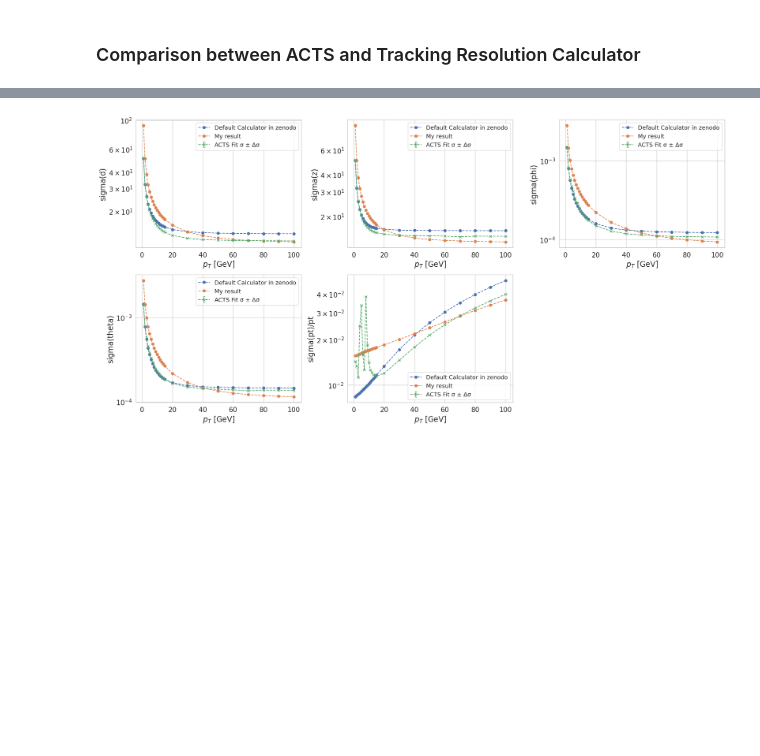
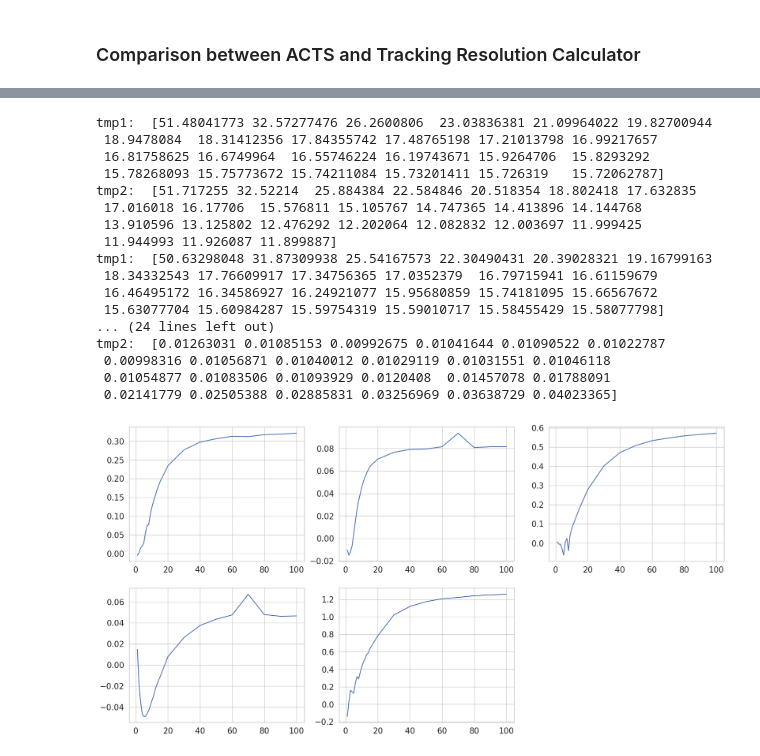
Before and after one commit to dlai211/iris-hep-log, a Jupyter notebook: code/track_parameter_vs_pT.ipynb, the cells around one changed output, grey strips where cells are left out. Drawn from its saved outputs; the diff is of its cells as text; code cells hidden in the pictures; blank space fills up the shorter version.

```diff
--- a/code/track_parameter_vs_pT.ipynb
+++ b/code/track_parameter_vs_pT.ipynb
@@ -461,42 +460,35 @@ plt.show()
-# %%
-# < -- Tracking Error Calculator -- >
-def cal(inputfile='ODD.txt'):
-    y_calc = {label: [] for label in var_labels}
-
-    for pT_value in pT_values:
-        pT_value = int(pT_value)
-        p, eta = pT_value, 0
-        B, m = 2.0, 0.105658
-        mydetector = inputfromfile(inputfile, 0)
-        calc_result = mydetector.errorcalculation(p, B, eta, m)
-
-        for var_label in var_labels:
-            y_calc[var_label].append(calc_result[var_label])
-    return y_calc
-
-path = '/data/jlai/iris-hep-log/TrackingResolution-3.0/TrackingResolution-3.0/'
-y_calc_default = cal(path+'ODD.txt')
-y_calc_result = cal(path+'myODD_test.txt')
-
-# < -- plot the var vs. pT -- >
-plt.figure(figsize=(20, 10))
-for var_label in var_labels:
-    idx = var_labels.index(var_label)
-    plt.subplot(231 + idx)
-
-    plt.plot(pT_values, y_calc_default[var_label], 'o--', label=f"Default Calculator in zenodo")
-    plt.plot(pT_values, y_calc_result[var_label], 'o--', label=f"My result")
-
-    # plt.plot(pT_values, y_acts[var_label], 'x--', label=f"ACTS (fit σ)")
-    plt.errorbar(pT_values, y_acts[var_label], yerr=y_acts_err[var_label], fmt='x--', capsize=2, label="ACTS Fit σ ± Δσ")
-    plt.xlabel(r"$p_T$ [GeV]")
-    plt.ylabel(var_label)
-    # plt.title(f"{var_label} @ $p_T$ = {p} GeV, η = {eta}")
-    plt.yscale('log')
-    plt.legend()
-    plt.grid(True)
-
-plt.tight_layout()
-plt.show()
-# %% [output]
-[figure, removed]
+# %%
+plt.figure(figsize=(20, 10))
+for i in range(len(var_labels)):
+    var_label = var_labels[i]
+    title_label = title_labels[i]
+    idx = var_labels.index(var_label)
+    plt.subplot(231 + idx)
+
+    # plt.plot(pT_values, y_calc_default[var_label], 'o--', label=f"Default Calculator in zenodo")
+    # plt.plot(pT_values, y_calc_result[var_label], 'o--', label=f"Tracking Resolution Calculator")
+    # plt.errorbar(pT_values, y_acts[var_label], yerr=y_acts_err[var_label], fmt='x--', capsize=2, label="ACTS Fit σ ± Δσ")
+    tmp1 = np.array(y_calc_result[var_label])
+    tmp2 = np.array(y_acts[var_label])
+    print("tmp1: ", tmp1)
+    print("tmp2: ", tmp2)
+    plt.plot(pT_values, (tmp1 - tmp2)/tmp2)
+# %% [output]
+tmp1:  [51.48041773 32.57277476 26.2600806  23.03836381 21.09964022 19.82700944
+ 18.9478084  18.31412356 17.84355742 17.48765198 17.21013798 16.99217657
+ 16.81758625 16.6749964  16.55746224 16.19743671 15.9264706  15.8293292
+ 15.78268093 15.75773672 15.74211084 15.73201411 15.726319   15.72062787]
+tmp2:  [51.717255 32.52214  25.884384 22.584846 20.518354 18.802418 17.632835
+ 17.016018 16.17706  15.576811 15.105767 14.747365 14.413896 14.144768
+ 13.910596 13.125802 12.476292 12.202064 12.082832 12.003697 11.999425
+ 11.944993 11.926087 11.899887]
+tmp1:  [50.63298048 31.87309938 25.54167573 22.30490431 20.39028321 19.16799163
+ 18.34332543 17.76609917 17.34756365 17.0352379  16.79715941 16.61159679
+ 16.46495172 16.34586927 16.24921077 15.95680859 15.74181095 15.66567672
+ 15.63077704 15.60984287 15.59754319 15.59010717 15.58455429 15.58077798]
+... (24 lines left out)
+tmp2:  [0.01263031 0.01085153 0.00992675 0.01041644 0.01090522 0.01022787
+ 0.00998316 0.01056871 0.01040012 0.01029119 0.01031551 0.01046118
+ 0.01054877 0.01083506 0.01093929 0.0120408  0.01457078 0.01788091
+ 0.02141779 0.02505388 0.02885831 0.03256969 0.03638729 0.04023365]
+[figure, added]
```
Also changed, not shown: parts of 4 cells of this notebook, 19 other files.
